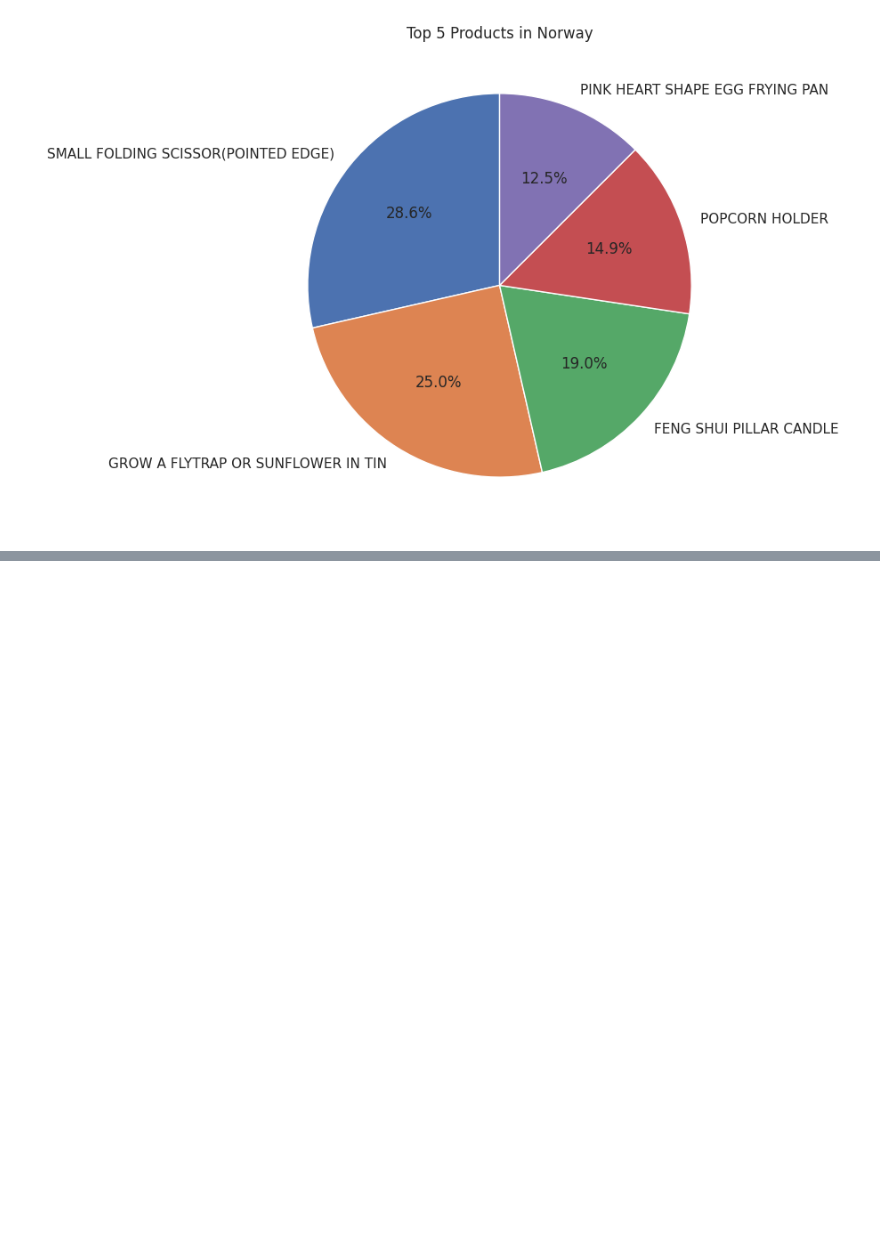
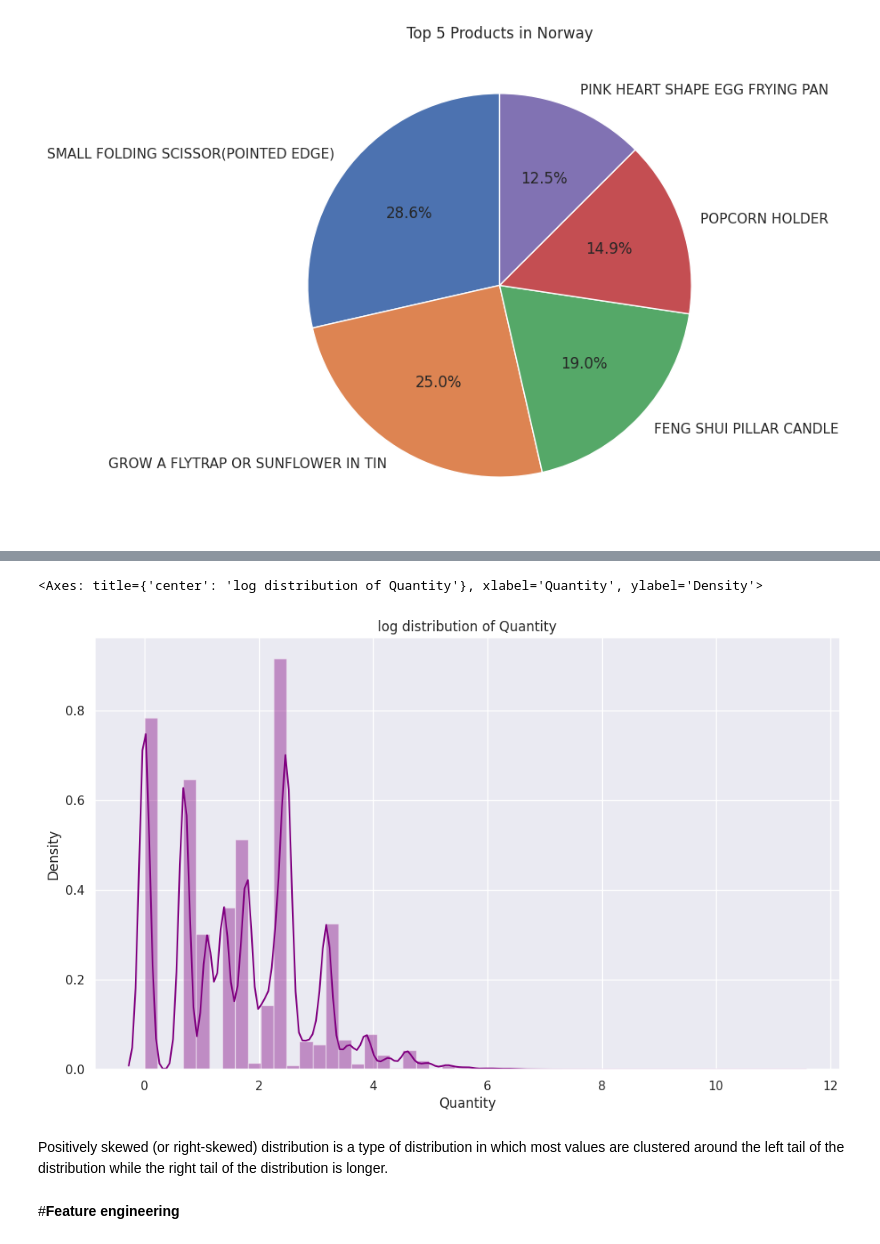
Before and after one commit to sahoomrutyunjaya12345/OnlineRetailCustomerSegmentation, a Jupyter notebook: Online_Retail_Customer_SegmentationCapstoneProject.ipynb, the cells around one changed output, grey strips where cells are left out. Saved outputs shown, nothing was run; the diff lists cells and outputs as text; code cells hidden in the pictures; blank space fills up the shorter version.

```diff
--- a/Online_Retail_Customer_SegmentationCapstoneProject.ipynb
+++ b/Online_Retail_Customer_SegmentationCapstoneProject.ipynb
@@ -582,0 +601,12 @@ plt.show()
+# %%
+#Log transformation on distribution of Quantity
+plt.figure(figsize=(12,7))
+plt.title('log distribution of Quantity')
+sns.distplot(np.log(customer_data['Quantity']),color="Purple")
+# %% [output]
+<Axes: title={'center': 'log distribution of Quantity'}, xlabel='Quantity', ylabel='Density'>
+[figure, added]
+# %% [markdown]
+Positively skewed (or right-skewed) distribution is a type of distribution in which most values are clustered around the left tail of the distribution while the right tail of the distribution is longer.
+# %% [markdown]
+#**Feature engineering**
```
Also changed, not shown: parts of 28 cells of this notebook.
